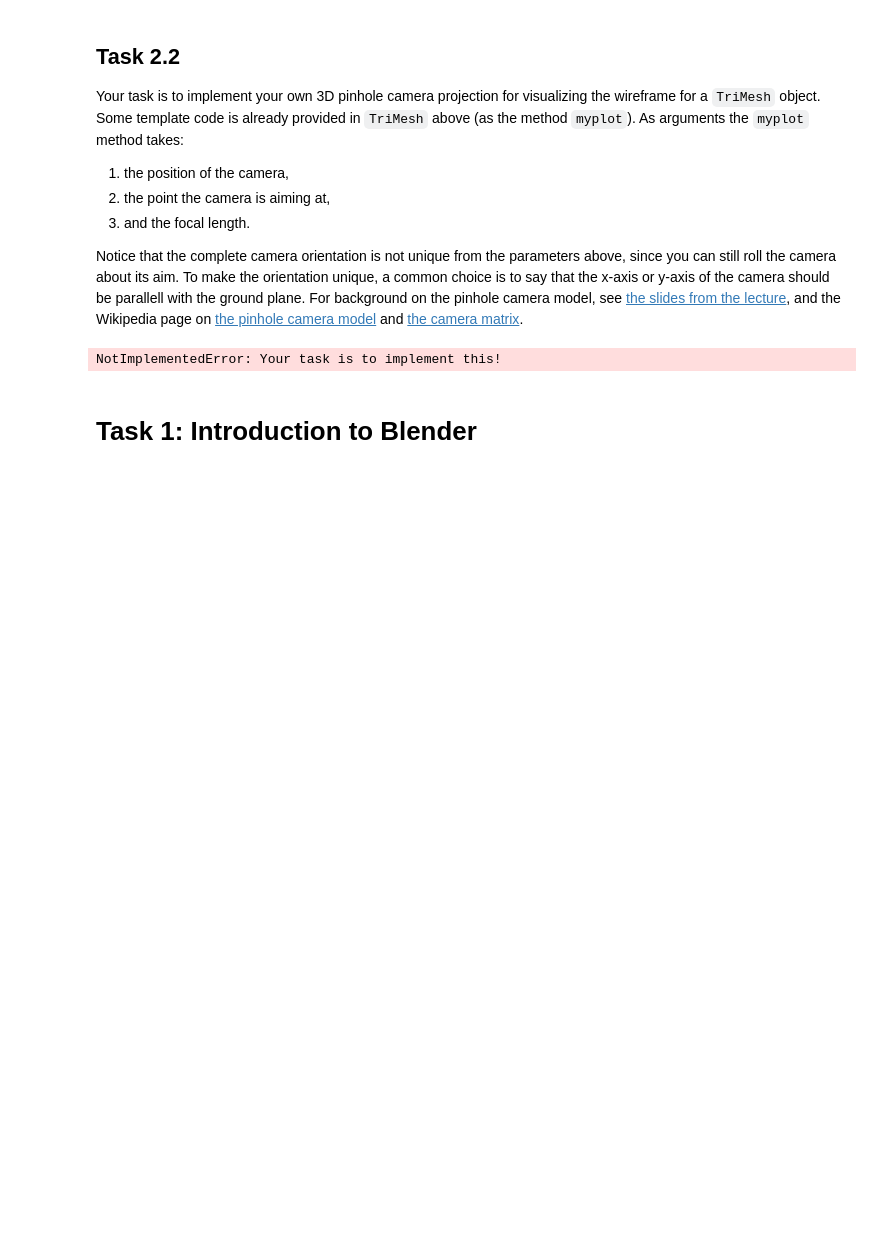
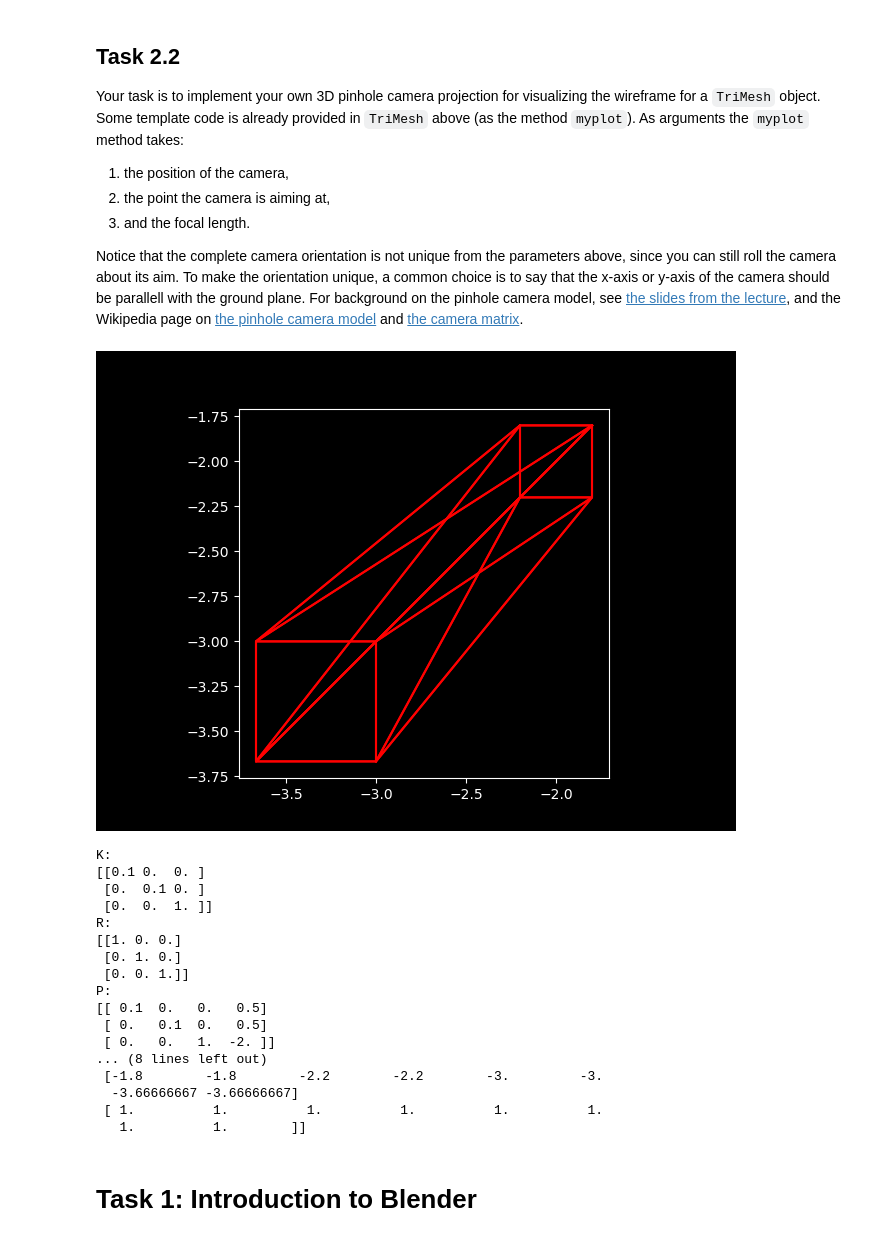
Before and after one commit to AxelEiman/SciVis, a Jupyter notebook: HW4/worksheet-4.ipynb, the cells around one changed output. Drawn from its saved outputs; the diff is of its cells as text; code cells hidden in the pictures; blank space fills up the shorter version.

Commit message:
Cube showing, but depth looks way off

```diff
--- a/HW4/worksheet-4.ipynb
+++ b/HW4/worksheet-4.ipynb
@@ -103,10 +155,28 @@ For background on the pinhole camera model, see [the slides from the lecture](ht
 # %%
 # Test your camera model here
 camera_pos = np.array([-5,-5, 2])
 f = 0.1
-Cube().myplot(camera_pos=camera_pos)
+Cube().myplot(camera_pos=camera_pos, focal_length=f)
+# TODO ask about depth looking wacky, problem with P?
 # %% [output]
+[figure, added]
-NotImplementedError: Your task is to implement this!
+K:
+[[0.1 0.  0. ]
+ [0.  0.1 0. ]
+ [0.  0.  1. ]]
+R:
+[[1. 0. 0.]
+ [0. 1. 0.]
+ [0. 0. 1.]]
+P:
+[[ 0.1  0.   0.   0.5]
+ [ 0.   0.1  0.   0.5]
+ [ 0.   0.   1.  -2. ]]
+... (8 lines left out)
+ [-1.8        -1.8        -2.2        -2.2        -3.         -3.
+  -3.66666667 -3.66666667]
+ [ 1.          1.          1.          1.          1.          1.
+   1.          1.        ]]
 # %% [markdown]
 # Task 1: Introduction to Blender
 # %% [markdown]
```
Also changed, not shown: parts of 3 cells of this notebook.
